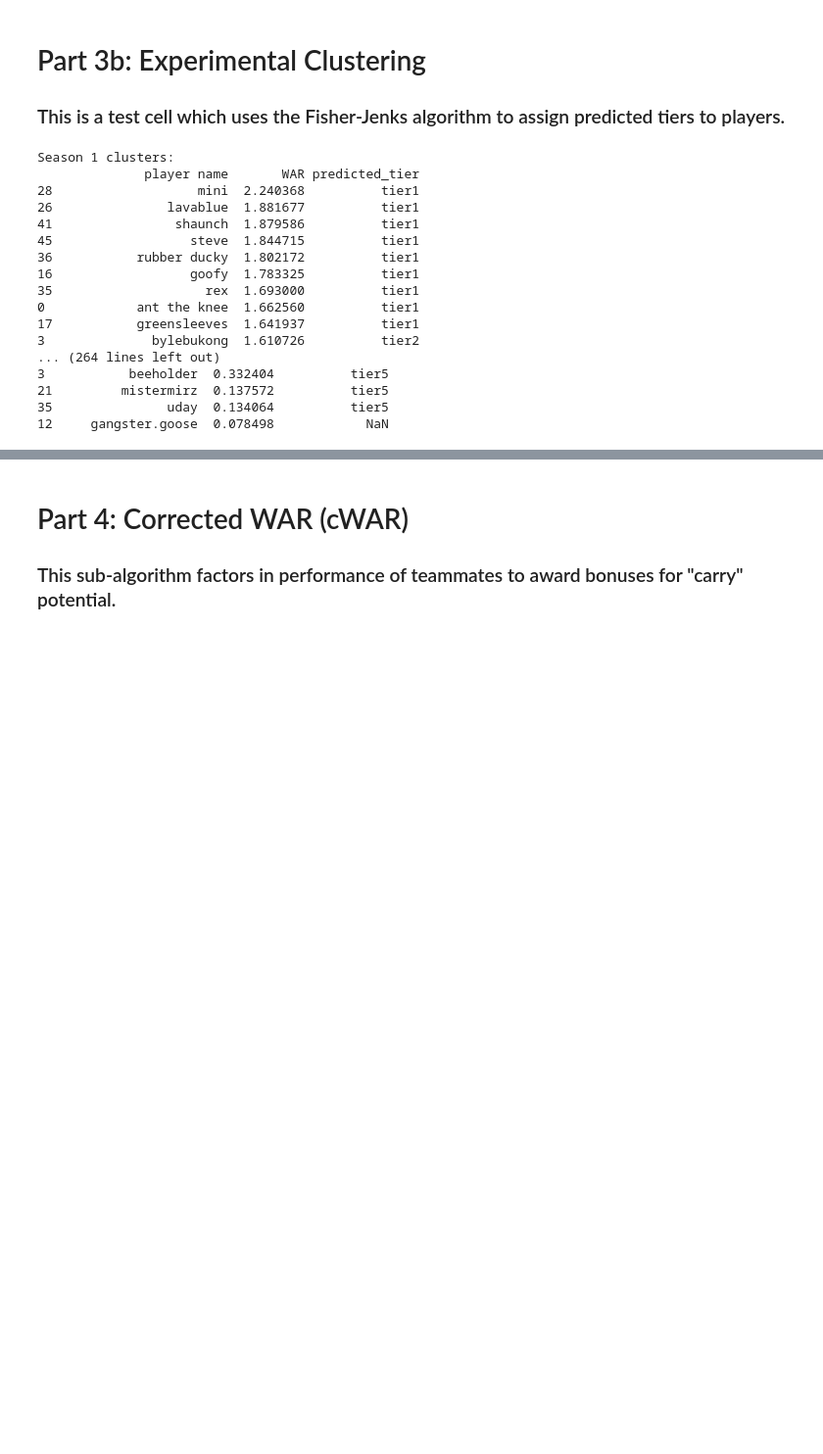
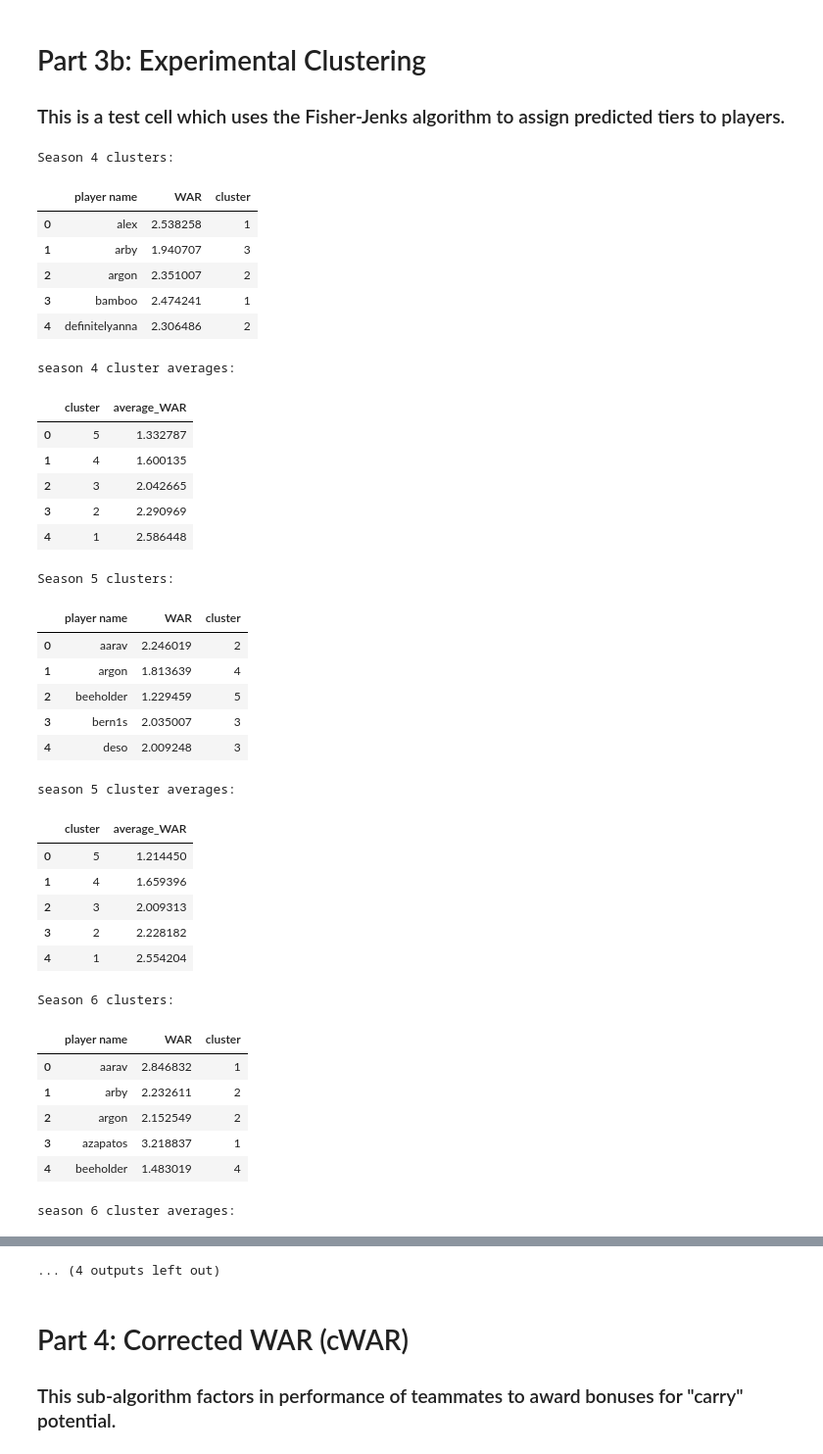
Before and after one commit to ankbhatia19/TRLRanking, a Jupyter notebook: Ranking.ipynb, the cells around one changed output, grey strips where cells are left out. Shown at 98% size. Saved outputs shown, nothing was run; the diff lists cells and outputs as text; code cells hidden in the pictures; blank space fills up the shorter version.

```diff
--- a/Ranking.ipynb
+++ b/Ranking.ipynb
@@ -15,14 +15,14 @@ import jenkspy as jpy
 games_threshold = 15
 
 # WAR Calculation multipliers. Must add to 1
-offense_multiplier = 0.6
-defense_multiplier = 0.3
+offense_multiplier = 0.45
+defense_multiplier = 0.45
 support_multiplier = 0.1
 
-# Set to False to use classical WAR instead of cWAR
+# Set as False to use classical WAR instead of cWAR
 use_cwar = True
 # cWAR Coefficient scalar
-cwar_scalar = 0.2
+cwar_scalar = 1
 # %% [markdown]
 # Part 1: Data Wrangling
 
@@ -326,25 +355,50 @@ Season 1 WAR statistics:
 # %%
 for i, season_df in enumerate(war_by_season, start=start_season):
     breaks = jpy.jenks_breaks(season_df['WAR'], n_classes=5)
-    season_df['predicted_tier'] = pd.cut(season_df['WAR'], bins=breaks, labels=['tier5', 'tier4', 'tier3', 'tier2', 'tier1'])
+    season_df['cluster'] = pd.cut(season_df['WAR'], bins=breaks, labels=['5', '4', '3', '2', '1'], include_lowest=True)
 
     print(f"Season {i} clusters:")
-    print(season_df)
+    display(season_df.head())
+
+    cluster_averages = season_df.groupby('cluster', observed=True)['WAR'].mean().reset_index()
+    cluster_averages.columns = ['cluster', 'average_WAR']
+
+    print(f"season {i} cluster averages:")
+    display(cluster_averages)
 # %% [output]
-Season 1 clusters:
-              player name       WAR predicted_tier
-28                   mini  2.240368          tier1
-26               lavablue  1.881677          tier1
-41                shaunch  1.879586          tier1
-45                  steve  1.844715          tier1
-36           rubber ducky  1.802172          tier1
-16                  goofy  1.783325          tier1
-35                    rex  1.693000          tier1
-0            ant the knee  1.662560          tier1
-17           greensleeves  1.641937          tier1
-3              bylebukong  1.610726          tier2
-... (264 lines left out)
-3           beeholder  0.332404          tier5
-21         mistermirz  0.137572          tier5
-35               uday  0.134064          tier5
-12     gangster.goose  0.078498            NaN
+Season 4 clusters:
+|  | player name | WAR | cluster |
+| 0 | alex | 2.538258 | 1 |
+| 1 | arby | 1.940707 | 3 |
+| 2 | argon | 2.351007 | 2 |
+| 3 | bamboo | 2.474241 | 1 |
+| 4 | definitelyanna | 2.306486 | 2 |
+season 4 cluster averages:
+|  | cluster | average_WAR |
+| 0 | 5 | 1.332787 |
+| 1 | 4 | 1.600135 |
+| 2 | 3 | 2.042665 |
+| 3 | 2 | 2.290969 |
+| 4 | 1 | 2.586448 |
+Season 5 clusters:
+|  | player name | WAR | cluster |
+| 0 | aarav | 2.246019 | 2 |
+| 1 | argon | 1.813639 | 4 |
+| 2 | beeholder | 1.229459 | 5 |
+| 3 | bern1s | 2.035007 | 3 |
+| 4 | deso | 2.009248 | 3 |
+season 5 cluster averages:
+|  | cluster | average_WAR |
+| 0 | 5 | 1.214450 |
+| 1 | 4 | 1.659396 |
+| 2 | 3 | 2.009313 |
+| 3 | 2 | 2.228182 |
+| 4 | 1 | 2.554204 |
+Season 6 clusters:
+|  | player name | WAR | cluster |
+| 0 | aarav | 2.846832 | 1 |
+| 1 | arby | 2.232611 | 2 |
+| 2 | argon | 2.152549 | 2 |
+| 3 | azapatos | 3.218837 | 1 |
+| 4 | beeholder | 1.483019 | 4 |
+season 6 cluster averages:
@@ -351,3 +411,4 @@ Season 1 clusters:
+... (4 outputs left out)
 # %% [markdown]
 # Part 4: Corrected WAR (cWAR)
 
```
Also changed, not shown: parts of 11 cells of this notebook, 27 other files.
